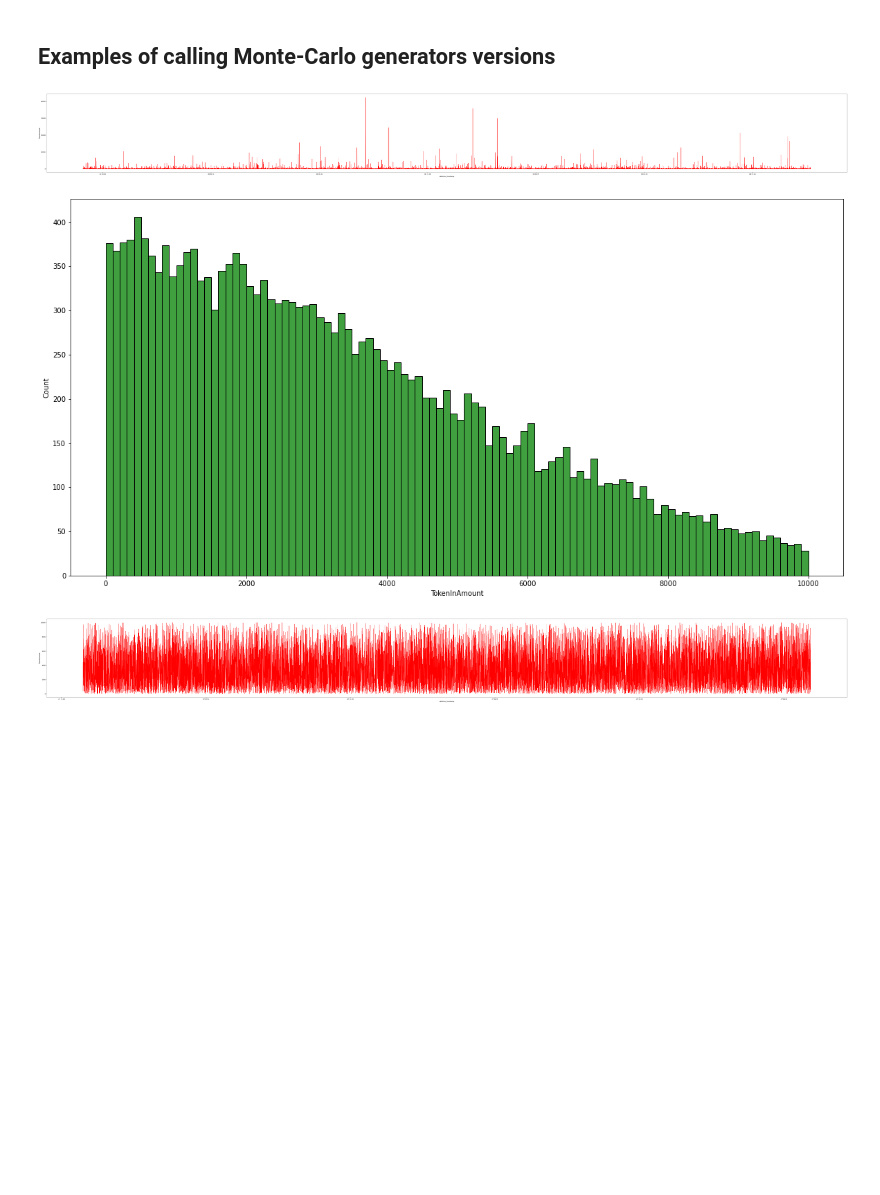
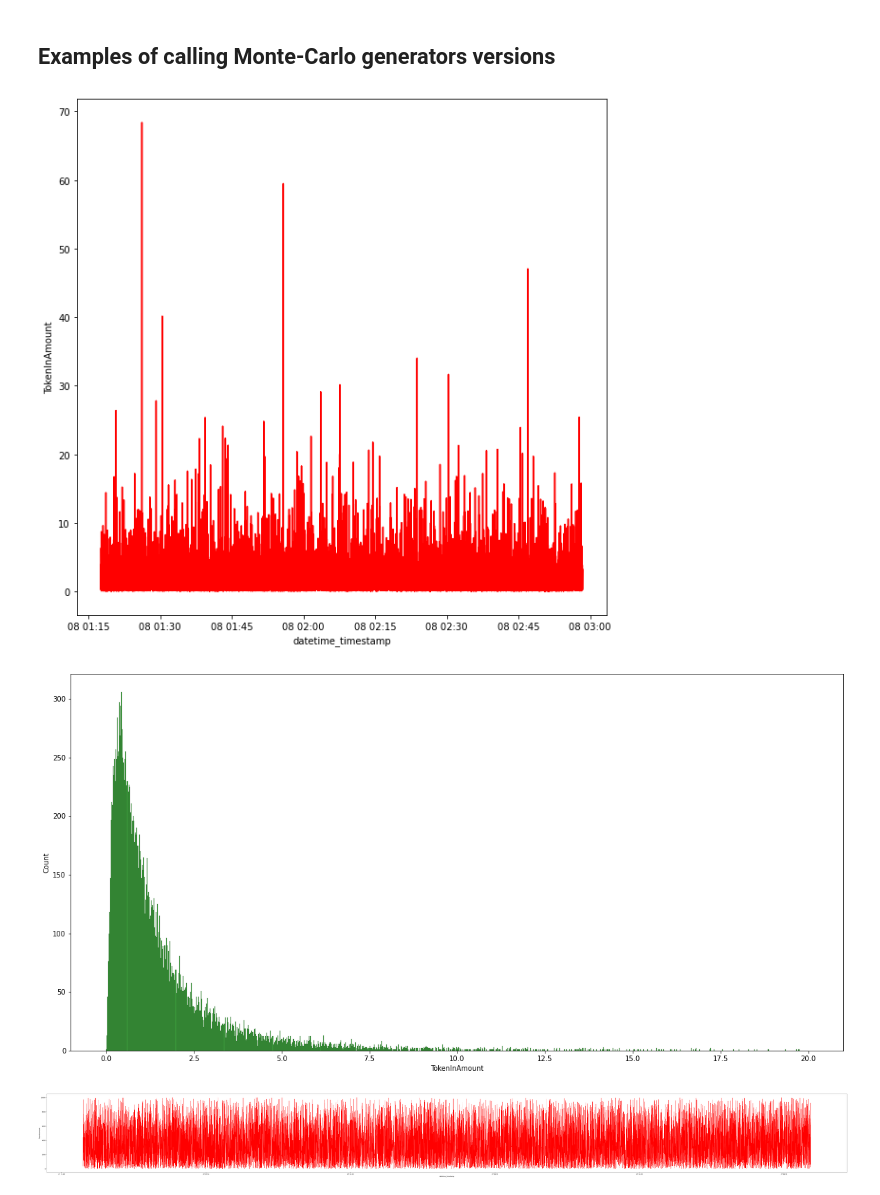
Before and after one commit to IX-Swap/data-science, a Jupyter notebook: monte_carlo_generator/Monte_carlo_versions.ipynb, the cells around one changed output. Saved outputs shown, nothing was run; the diff lists cells and outputs as text; code cells hidden in the pictures; blank space fills up the shorter version.

Commit message:
multiple code refactor, setting log-normal generator, log-normal parameter searcher (prototype), wbtc pools data analysis

```diff
--- a/monte_carlo_generator/Monte_carlo_versions.ipynb
+++ b/monte_carlo_generator/Monte_carlo_versions.ipynb
@@ -870,18 +870,16 @@ class MonteCarloTransactionSimulator:
         """
         # generate timestamps and token_in values
         timestamps = self.frequency_generator.generate_transactions(current_timestamp)
-        timestamps.sort()
         token_in_values = self.token_in_generator.generate_transactions(len(timestamps))
 
         # form new transactions and record them into 'transaction history' variable
         for index in range(len(timestamps)):
-            new_transaction = Transaction(
+            self.transaction_history.append(Transaction(
                 timestamp=timestamps[index],
                 token_in_amount=token_in_values[index],
                 token_in=self.first_currency,
                 token_out=self.second_currency
-            )
-            self.transaction_history.append(new_transaction)
+            ))
 
 
     def get_history(self) -> list:
@@ -933,22 +931,22 @@ class MonteCarloTransactionSimulator:
 # %%
 # several simulators, where each uses its unique values generator
 normal_simulator = MonteCarloTransactionSimulator(
-    PoissonGenerator(cycle_size=600, mean_occurencies=2),
+    PoissonGenerator(cycle_size=60000, mean_occurencies=2),
     NormalGenerator(mu=0, sigma=4500, lower_bound=0, upper_bound=10000), 'ETH', 'DAI'
 )
 
 cauchy_simulator = MonteCarloTransactionSimulator(
-    PoissonGenerator(cycle_size=600, mean_occurencies=2),
+    PoissonGenerator(cycle_size=60000, mean_occurencies=2),
     CauchyGenerator(loc=0, scale=1000), 'ETH', 'DAI'
 )
 
 pareto_simulator = MonteCarloTransactionSimulator(
-    PoissonGenerator(cycle_size=600, mean_occurencies=2),
+    PoissonGenerator(cycle_size=60000, mean_occurencies=2),
     ParetoGenerator(shape=3), 'ETH', 'DAI'
 )
 
 lognormal_simulator = MonteCarloTransactionSimulator(
-    PoissonGenerator(cycle_size=600, mean_occurencies=2),
+    PoissonGenerator(cycle_size=60000, mean_occurencies=2),
     LognormalGenerator(mean=0, sigma=1), 'ETH', 'DAI'
 )
 
@@ -967,17 +965,17 @@ cauchy_df = cauchy_simulator.get_dataframe()
 pareto_df = pareto_simulator.get_dataframe()
 lognormal_df = lognormal_simulator.get_dataframe()
 # %%
-plt.figure(figsize=(100, 10))
+plt.figure(figsize=(10, 10))
 sns.lineplot(data=lognormal_df, x="datetime_timestamp", y="TokenInAmount", color='red')
 plt.show()
 # %% [output]
-[figure, old version]
+[figure, new version]
 # %%
 plt.figure(figsize=(20, 10))
-sns.histplot(data=normal_df, x="TokenInAmount", color='green', bins=100)
+sns.histplot(data=lognormal_df, x="TokenInAmount", color='green', bins=1000, binrange=[0, 20])
 plt.show()
 # %% [output]
-[figure, old version]
+[figure, new version]
 # %%
 plt.figure(figsize=(100, 10))
 sns.lineplot(data=normal_df, x="datetime_timestamp", y="TokenInAmount", color='red')
```
Also changed, not shown: 9 other files.
